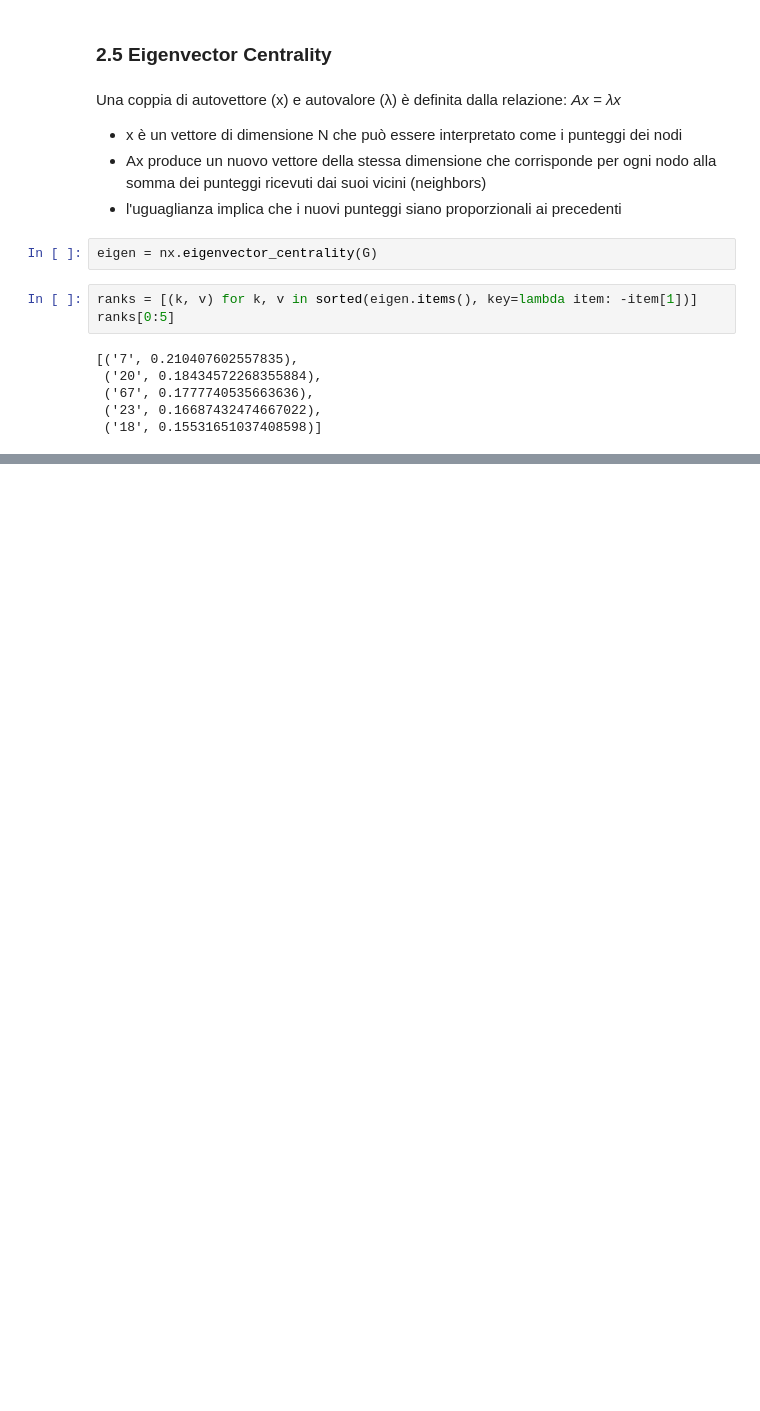
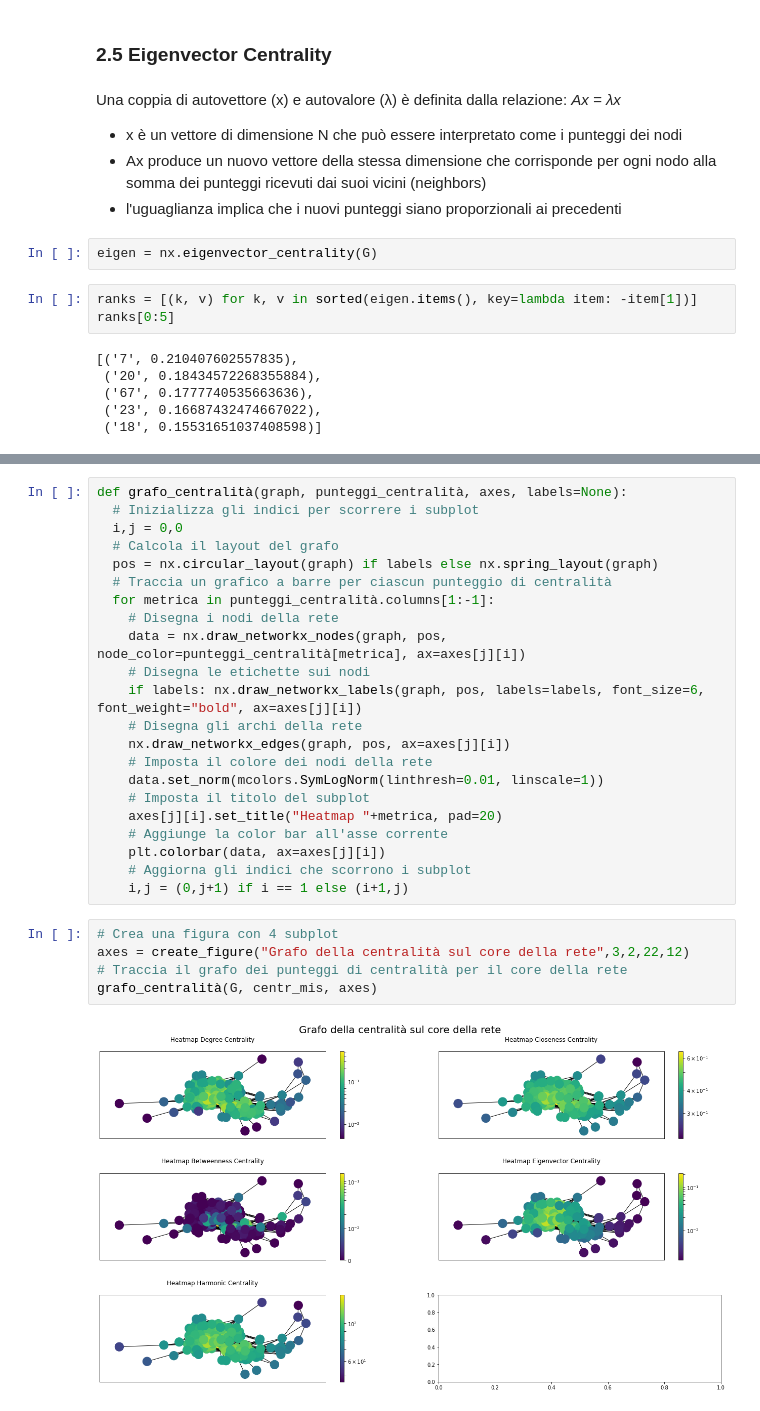
Before and after one commit to Badar97/Progetto_DataScience, a Jupyter notebook: 3-NetworkX/SocialNetworkAnalysis.ipynb, the cells around one changed output, grey strips where cells are left out. Drawn from its saved outputs; the diff is of its cells as text; blank space fills up the shorter version.

```diff
--- a/3-NetworkX/SocialNetworkAnalysis.ipynb
+++ b/3-NetworkX/SocialNetworkAnalysis.ipynb
@@ -255,0 +349,29 @@ draw(G, pos, eigen, 'Eigenvector Centrality')
+# %%
+def grafo_centralità(graph, punteggi_centralità, axes, labels=None):
+  # Inizializza gli indici per scorrere i subplot
+  i,j = 0,0
+  # Calcola il layout del grafo
+  pos = nx.circular_layout(graph) if labels else nx.spring_layout(graph)
+  # Traccia un grafico a barre per ciascun punteggio di centralità
+  for metrica in punteggi_centralità.columns[1:-1]:
+    # Disegna i nodi della rete
+    data = nx.draw_networkx_nodes(graph, pos, node_color=punteggi_centralità[metrica], ax=axes[j][i])
+    # Disegna le etichette sui nodi
+    if labels: nx.draw_networkx_labels(graph, pos, labels=labels, font_size=6, font_weight="bold", ax=axes[j][i])
+    # Disegna gli archi della rete
+    nx.draw_networkx_edges(graph, pos, ax=axes[j][i])
+    # Imposta il colore dei nodi della rete
+    data.set_norm(mcolors.SymLogNorm(linthresh=0.01, linscale=1))
+    # Imposta il titolo del subplot
+    axes[j][i].set_title("Heatmap "+metrica, pad=20)
+    # Aggiunge la color bar all'asse corrente
+    plt.colorbar(data, ax=axes[j][i])
+    # Aggiorna gli indici che scorrono i subplot
+    i,j = (0,j+1) if i == 1 else (i+1,j)
+# %%
+# Crea una figura con 4 subplot
+axes = create_figure("Grafo della centralità sul core della rete",3,2,22,12)
+# Traccia il grafo dei punteggi di centralità per il core della rete
+grafo_centralità(G, centr_mis, axes)
+# %% [output]
+[figure, added]
```
Also changed, not shown: parts of 20 cells of this notebook.
